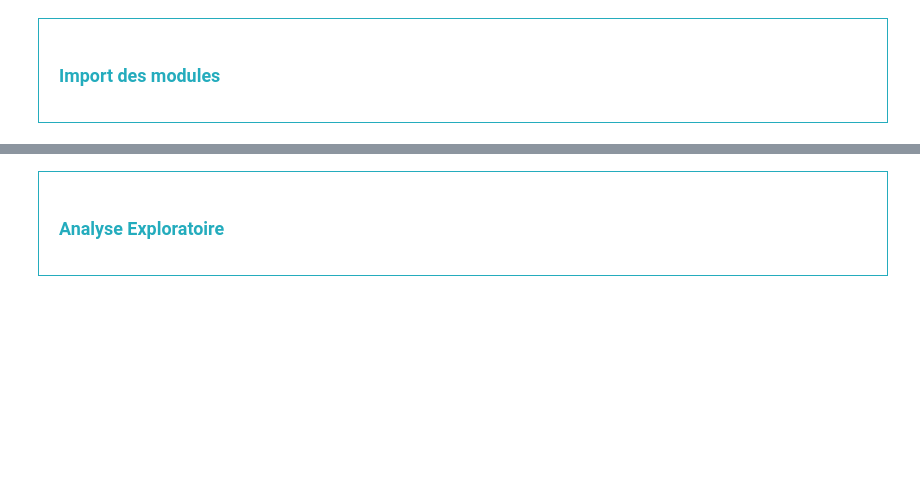
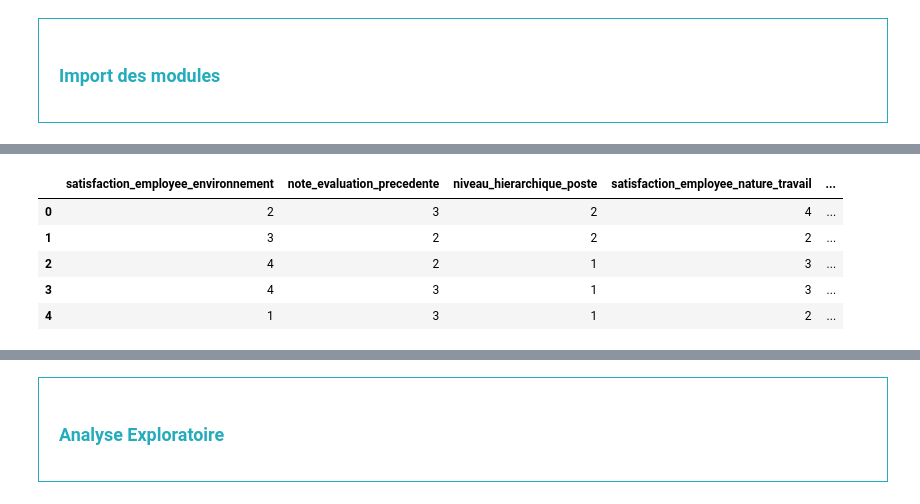
Before and after one commit to Alexis-h2/P4_OC_Classification_RH_turn_over, a Jupyter notebook: Hernandez_Alexis_1_notebook_112026.ipynb, the cells around one changed output, grey strips where cells are left out. Saved outputs shown, nothing was run; the diff lists cells and outputs as text; code cells hidden in the pictures; blank space fills up the shorter version.

```diff
--- a/Hernandez_Alexis_1_notebook_112026.ipynb
+++ b/Hernandez_Alexis_1_notebook_112026.ipynb
@@ -43,0 +58,10 @@ pd.reset_option('display.max_rows')
+# %%
+# On regarde le contenu de eval
+eval.head()
+# %% [output]
+|  | satisfaction_employee_environnement | note_evaluation_precedente | niveau_hierarchique_poste | satisfaction_employee_nature_travail | ... |
+| 0 | 2 | 3 | 2 | 4 | ... |
+| 1 | 3 | 2 | 2 | 2 | ... |
+| 2 | 4 | 2 | 1 | 3 | ... |
+| 3 | 4 | 3 | 1 | 3 | ... |
+| 4 | 1 | 3 | 1 | 2 | ... |
```
Also changed, not shown: parts of 13 cells of this notebook, 5 other files.
